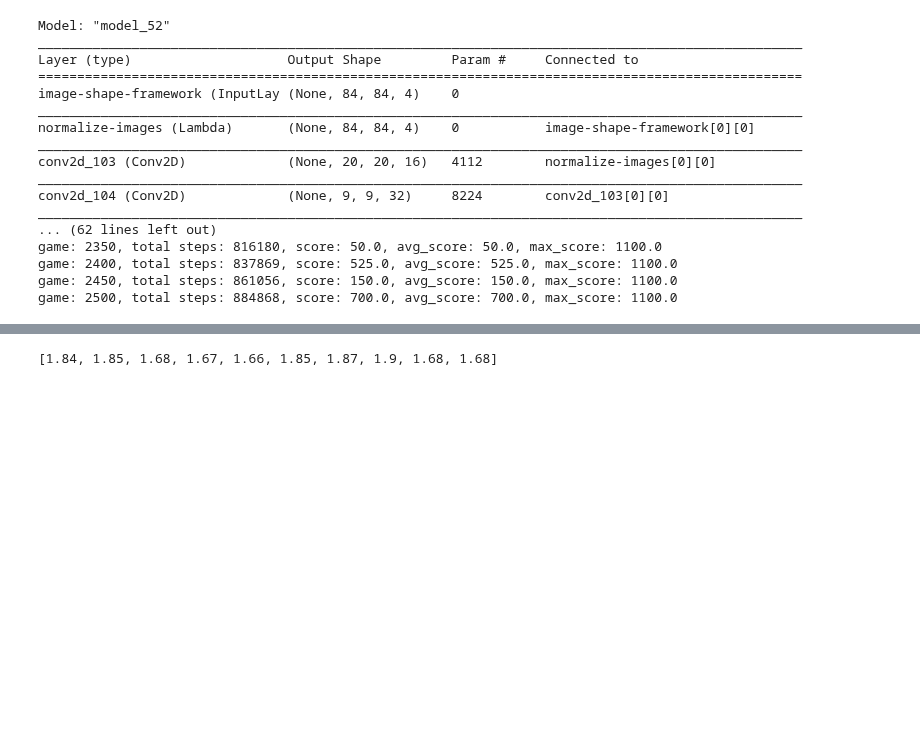
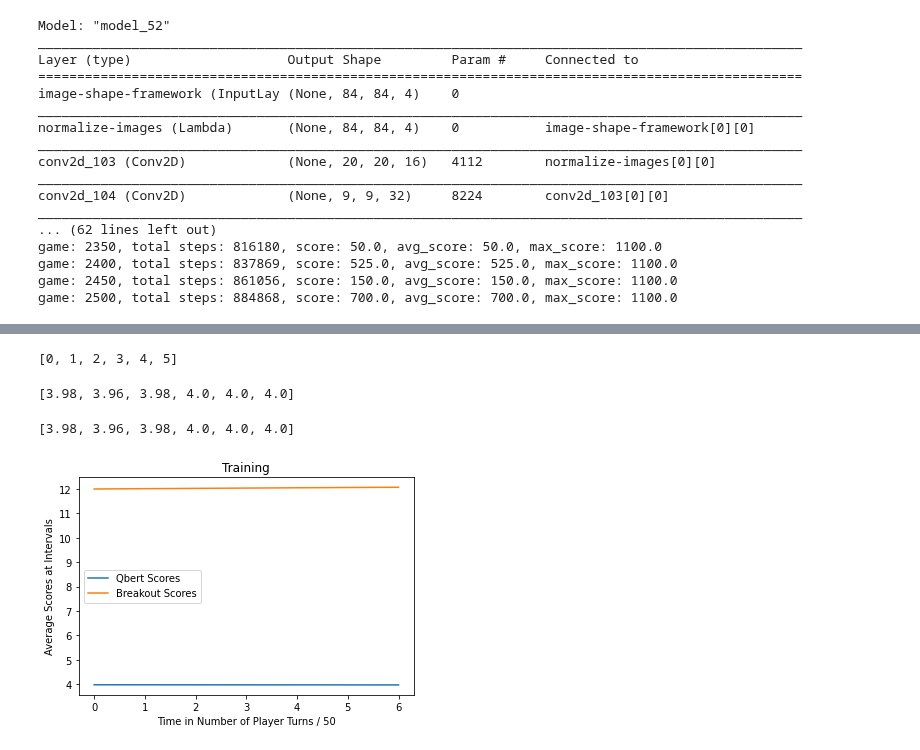
Before and after one commit to johnsocf/OPENAI-FINAL, a Jupyter notebook: OpenAi-Deep-Q-Network-Copy1.ipynb, the cells around one changed output, grey strips where cells are left out. Cells and saved outputs as stored; diff of their text form; code cells hidden in the pictures; blank space fills up the shorter version.

Commit message:
checkpoint breakout in progress

```diff
--- a/OpenAi-Deep-Q-Network-Copy1.ipynb
+++ b/OpenAi-Deep-Q-Network-Copy1.ipynb
@@ -629,38 +630,52 @@ avg_game_scores_spaci_training, max_score_trend = train(ATARI_SPACE_ENVADERS_ENV
 avg_game_scores_breakout_testing = test(ATARI_BREAKOUT_ENV_NAME, LOGS_FILE_PATH_BREAKOUT)
 # %%
 avg_game_scores_spaci_testing = test(ATARI_SPACE_ENVADERS_ENV_NAME, LOGS_FILE_PATH_SPACE_I)
-# %%
-avg_game_scores_breakout_training
-# %% [output]
-[1.84, 1.85, 1.68, 1.67, 1.66, 1.85, 1.87, 1.9, 1.68, 1.68]
+# %%
+time_series[:x_len_minus+1]
+# %% [output]
+[0, 1, 2, 3, 4, 5]
+# %%
+
+test_data_breakout[:x_len_minus+1]
+# %% [output]
+[3.98, 3.96, 3.98, 4.0, 4.0, 4.0]
 # %%
 from scipy.interpolate import make_interp_spline
+def normalize_data(my_data):
+    return [i/len(my_data) for i in my_data]
+test_data_breakout = [3.98, 3.96, 3.98, 4.0, 4.0, 4.0]
+test_data_qbert = [ 12.0, 12.14, 11.98, 12.2, 12, 12]
+TEST_DATA_1 = test_data_breakout
+TEST_DATA_2 = test_data_qbert
 
-x_len = len(avg_game_scores_breakout_training)
-time_series = [i for i in range(0, x_len)]
-x_len_minus = x_len-1
+
+x_len = len(TEST_DATA_1)
+time_series = [i * 50 for i in range(0, x_len)]
+x_len_minus = x_len
 
 x = np.array(time_series[:x_len_minus])
-y_b = np.array(avg_game_scores_breakout_training[:x_len_minus])
-#y_s = np.array(avg_game_scores_spaci_training[:x_len_minus])
+y_b = np.array(TEST_DATA_1[:x_len_minus])
+y_s = np.array(TEST_DATA_2[:x_len_minus])
 x_new = np.linspace(0, len(time_series), 10000)
 
 a_BSpline_b = make_interp_spline(x, y_b)
-#a_BSpline_s = make_interp_spline(x, y_s)
+a_BSpline_s = make_interp_spline(x, y_s)
 
 y_new_b = a_BSpline_b(x_new)
-#y_new_s = a_BSpline_s(x_new)
+y_new_s = a_BSpline_s(x_new)
 
 plt.plot(x_new, y_new_b)
-#plt.plot(x_new, y_new_s)
+plt.plot(x_new, y_new_s)
 
-print(avg_game_scores_breakout_training)
-#plt.plot(time_series)
+print(test_data_breakout)
 plt.title('Training')
-plt.ylabel('avg scores')
-plt.xlabel('time')
-plt.legend(['space invaders', 'breakout'], loc='upper left')
+plt.ylabel('Average Scores at Intervals')
+plt.xlabel('Time in Number of Player Turns / 50')
+plt.legend(['Qbert Scores', 'Breakout Scores'], loc='center left')
 plt.show()
+# %% [output]
+[3.98, 3.96, 3.98, 4.0, 4.0, 4.0]
+[figure, added]
 # %%
 # from fist 4700 games of breakout recorded, but thread never finished before interruption so copied them over.
 x = [0, 3.0, 1.0, 1.0, 1.0, 0.0, 0.0, 0.0, 0.0, 8.0, 0.0, 0.0, 0.0, 0.0, 4.0, 4.0, 4.0, 4.0, 0.0, 0.0]
```
Also changed, not shown: parts of 1 cell of this notebook.
